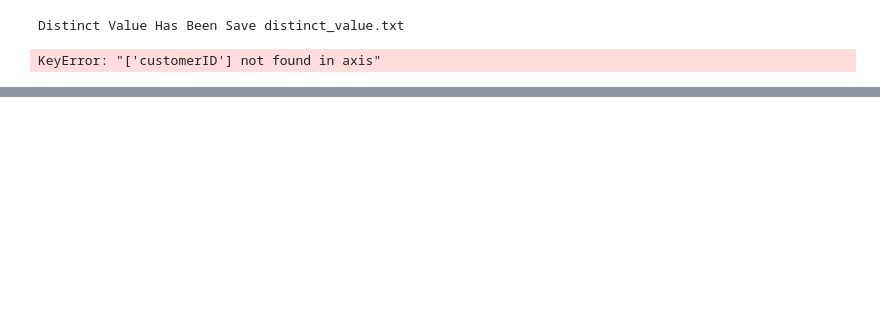
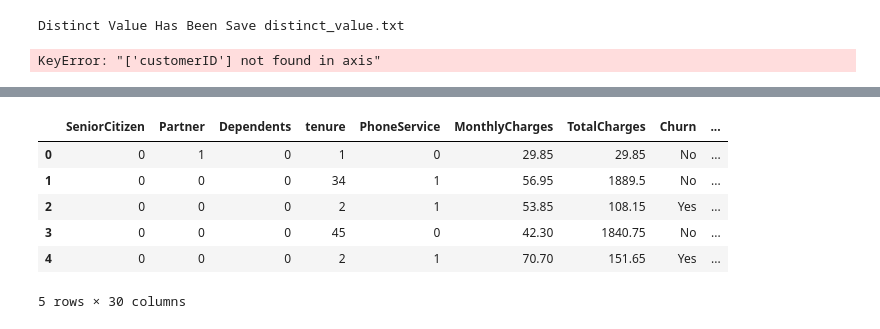
Before and after one commit to MichaelSetia/Telco-Customer-Churn-Prediction, a Jupyter notebook: Customer_Curn.ipynb, the cells around one changed output, grey strips where cells are left out. Drawn from its saved outputs; the diff is of its cells as text; code cells hidden in the pictures; blank space fills up the shorter version.

```diff
--- a/Customer_Curn.ipynb
+++ b/Customer_Curn.ipynb
@@ -161,0 +158,7 @@ customer_csv["Partner"]= binary_encoding(customer_csv["Partner"])
+# %%
+customer_csv["Partner"]= binary_encoding(customer_csv["Partner"])
+customer_csv["Dependents"] = binary_encoding(customer_csv['Dependents'])
+customer_csv["PhoneService"] = binary_encoding(customer_csv['PhoneService'])
+customer_csv["Dependents"] = binary_encoding(customer_csv['Dependents'])
+customer_csv["PaperlessBilling"] = binary_encoding(customer_csv['PaperlessBiling'])
+customer_csv["Churn"] = binary_encoding(customer_csv['Churn'])
@@ -161,0 +183,10 @@ customer_csv["Partner"]= binary_encoding(customer_csv["Partner"])
+# %%
+customer_csv.head()
+# %% [output]
+|  | SeniorCitizen | Partner | Dependents | tenure | PhoneService | MonthlyCharges | TotalCharges | Churn | ... |
+| 0 | 0 | 1 | 0 | 1 | 0 | 29.85 | 29.85 | No | ... |
+| 1 | 0 | 0 | 0 | 34 | 1 | 56.95 | 1889.5 | No | ... |
+| 2 | 0 | 0 | 0 | 2 | 1 | 53.85 | 108.15 | Yes | ... |
+| 3 | 0 | 0 | 0 | 45 | 0 | 42.30 | 1840.75 | No | ... |
+| 4 | 0 | 0 | 0 | 2 | 1 | 70.70 | 151.65 | Yes | ... |
+5 rows × 30 columns
```
Also changed, not shown: parts of 15 cells of this notebook.
